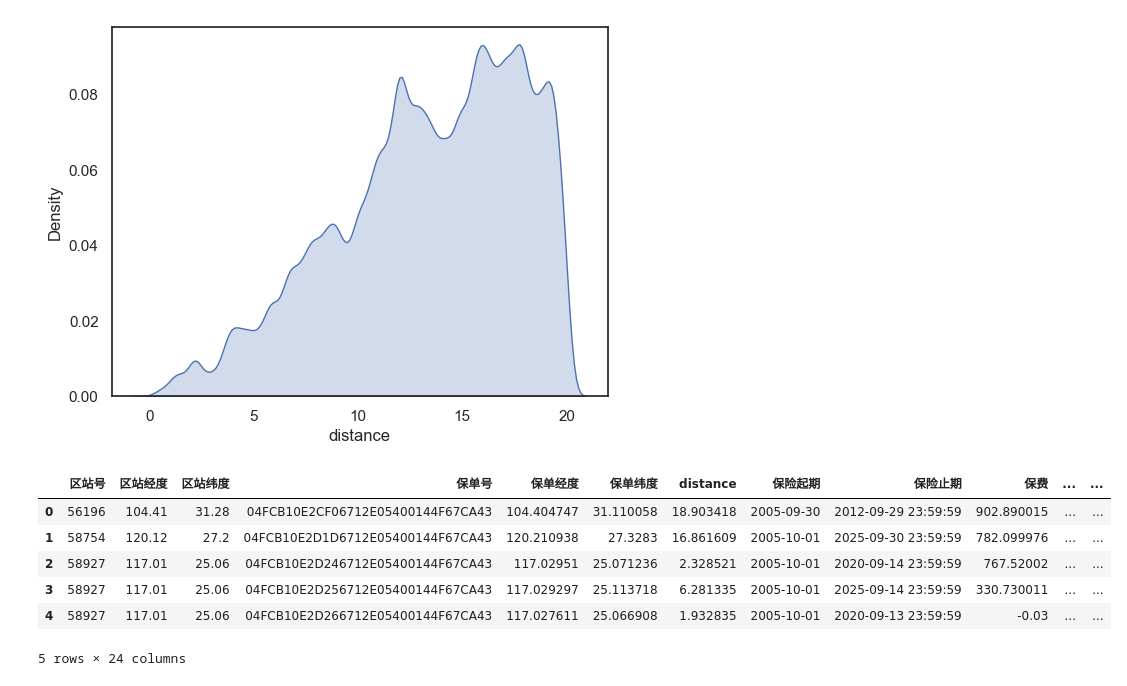
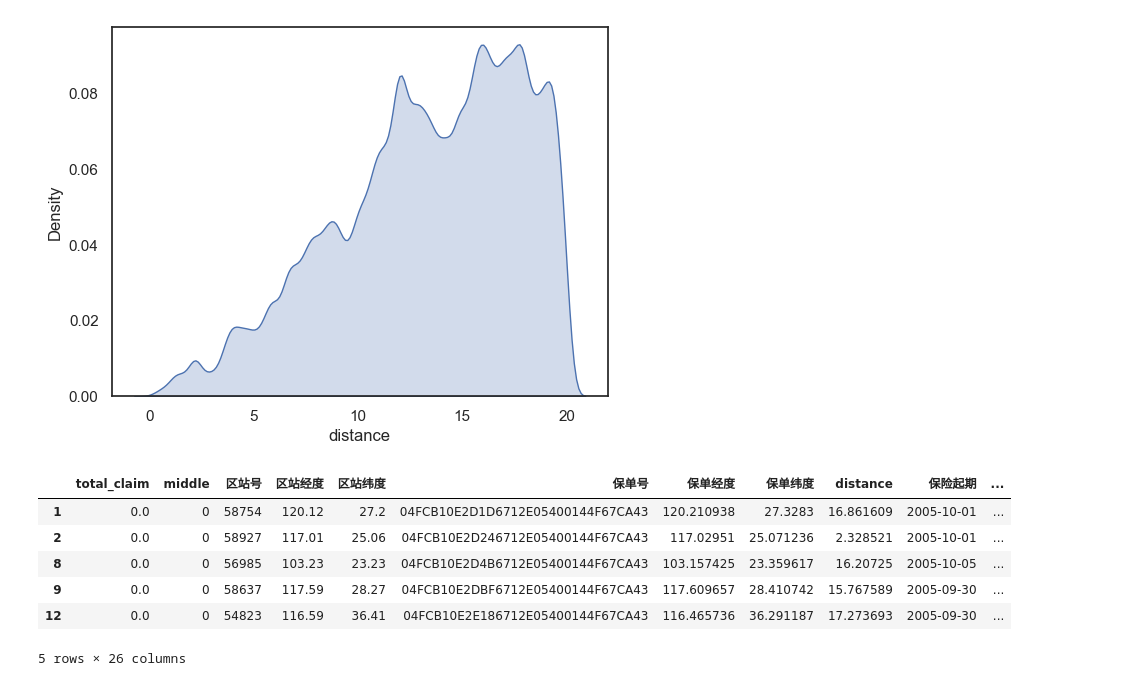
Before and after one commit to ErnestDong/thesis-master, a Jupyter notebook: src/main.ipynb, the cells around one changed output. Drawn from its saved outputs; the diff is of its cells as text; code cells hidden in the pictures.

```diff
--- a/src/main.ipynb
+++ b/src/main.ipynb
@@ -12,9 +12,9 @@ engine_str = "clickhouse+native://localhost/thesis"
 # %%
 sns.set_theme(style="white")
 engine = create_engine(engine_str)
-df = pd.read_sql(
+original_df = pd.read_sql(
     # "select `保险起期`, `bases.保险金额`, `treated`，`after` from ols",
-    "select * from olss where t != 1970",
+    "select * from ols_ups where t != 1970",
     engine,
     dtype_backend="pyarrow",
     dtype={
@@ -24,20 +24,22 @@ df = pd.read_sql(
         "record_date": "datetime64[s]",
     },
 )
-sns.kdeplot(df["distance"], fill=True)
+sns.kdeplot(original_df["distance"], fill=True)
 # %% [output]
 <Axes: xlabel='distance', ylabel='Density'>
 [figure]
 # %%
+df = original_df[original_df["保险金额"]>0].copy()
 df["历史投保"]=df['上年保单号'].map(lambda x: 1 if x else 0)
+df = df[(df['t']>1999)&(df['t']<2014)]
 df.head()
 # %% [output]
-|  | 区站号 | 区站经度 | 区站纬度 | 保单号 | 保单经度 | 保单纬度 | distance | 保险起期 | 保险止期 | 保费 | ... | ... |
-| 0 | 56196 | 104.41 | 31.28 | 04FCB10E2CF06712E05400144F67CA43 | 104.404747 | 31.110058 | 18.903418 | 2005-09-30 | 2012-09-29 23:59:59 | 902.890015 | ... | ... |
-| 1 | 58754 | 120.12 | 27.2 | 04FCB10E2D1D6712E05400144F67CA43 | 120.210938 | 27.3283 | 16.861609 | 2005-10-01 | 2025-09-30 23:59:59 | 782.099976 | ... | ... |
-| 2 | 58927 | 117.01 | 25.06 | 04FCB10E2D246712E05400144F67CA43 | 117.02951 | 25.071236 | 2.328521 | 2005-10-01 | 2020-09-14 23:59:59 | 767.52002 | ... | ... |
-| 3 | 58927 | 117.01 | 25.06 | 04FCB10E2D256712E05400144F67CA43 | 117.029297 | 25.113718 | 6.281335 | 2005-10-01 | 2025-09-14 23:59:59 | 330.730011 | ... | ... |
-| 4 | 58927 | 117.01 | 25.06 | 04FCB10E2D266712E05400144F67CA43 | 117.027611 | 25.066908 | 1.932835 | 2005-10-01 | 2020-09-13 23:59:59 | -0.03 | ... | ... |
+|  | total_claim | middle | 区站号 | 区站经度 | 区站纬度 | 保单号 | 保单经度 | 保单纬度 | distance | 保险起期 | ... |
+| 1 | 0.0 | 0 | 58754 | 120.12 | 27.2 | 04FCB10E2D1D6712E05400144F67CA43 | 120.210938 | 27.3283 | 16.861609 | 2005-10-01 | ... |
+| 2 | 0.0 | 0 | 58927 | 117.01 | 25.06 | 04FCB10E2D246712E05400144F67CA43 | 117.02951 | 25.071236 | 2.328521 | 2005-10-01 | ... |
+| 8 | 0.0 | 0 | 56985 | 103.23 | 23.23 | 04FCB10E2D4B6712E05400144F67CA43 | 103.157425 | 23.359617 | 16.20725 | 2005-10-05 | ... |
+| 9 | 0.0 | 0 | 58637 | 117.59 | 28.27 | 04FCB10E2DBF6712E05400144F67CA43 | 117.609657 | 28.410742 | 15.767589 | 2005-09-30 | ... |
+| 12 | 0.0 | 0 | 54823 | 116.59 | 36.41 | 04FCB10E2E186712E05400144F67CA43 | 116.465736 | 36.291187 | 17.273693 | 2005-09-30 | ... |
-5 rows × 24 columns
+5 rows × 26 columns
 # %%
 df['ti'] = df['t'].astype(str)
```
Also changed, not shown: parts of 9 cells of this notebook, 3 other files.
